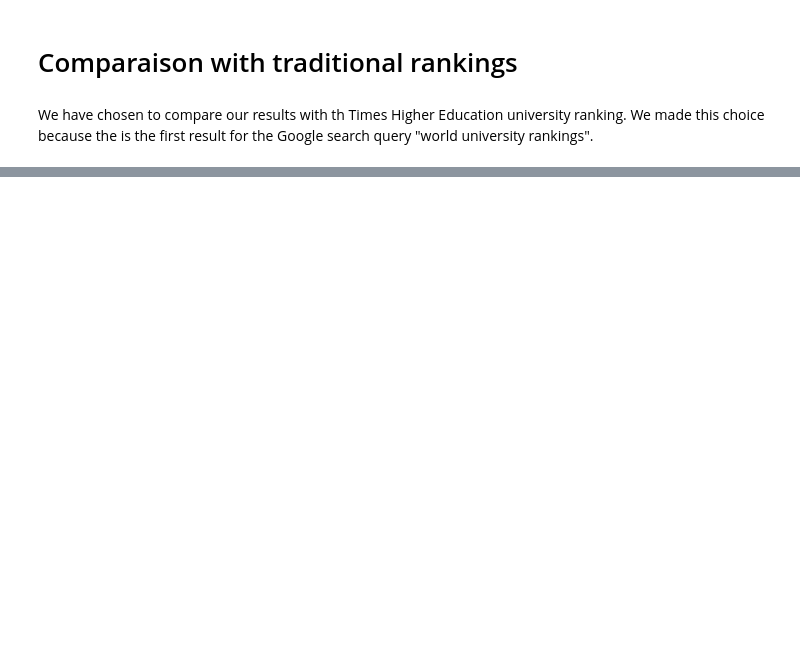
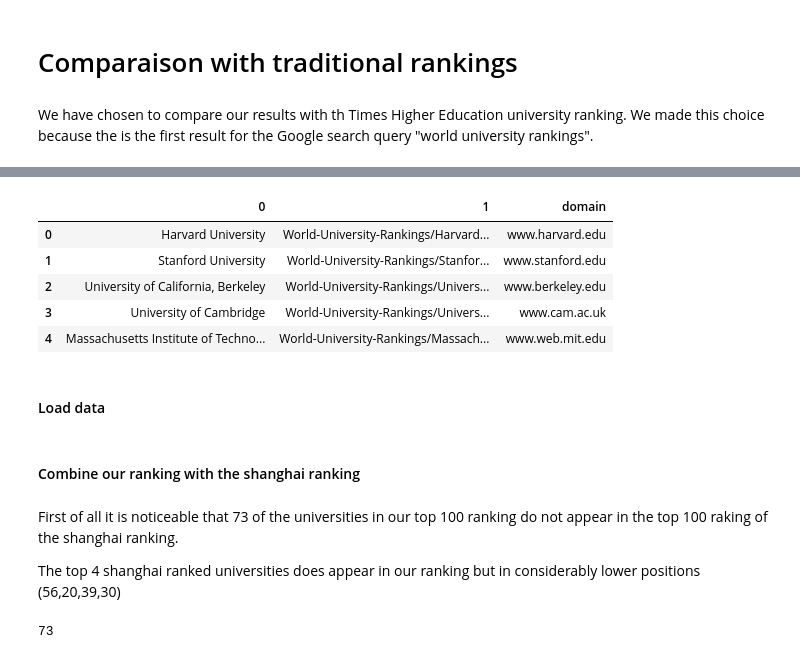
Before and after one commit to fearnleymartin/world-university-rankings, a Jupyter notebook: keywords/rankfalcon_exports/data_exploration.ipynb, the cells around one changed output, grey strips where cells are left out. Drawn from its saved outputs; the diff is of its cells as text; code cells hidden in the pictures; blank space fills up the shorter version.

Commit message:
comparison with shanghai

```diff
--- a/keywords/rankfalcon_exports/data_exploration.ipynb
+++ b/keywords/rankfalcon_exports/data_exploration.ipynb
@@ -312,0 +331,29 @@ We have chosen to compare our results with th Times Higher Education university
+# %%
+import re
+sha_base_url = "http://www.shanghairanking.com"
+sha_url = sha_base_url + "/ARWU2016.html"
+r = requests.get(sha_url).text
+h = BeautifulSoup(r, 'html.parser')
+sha_rankings = [[rank.a.text,rank.a['href']] for rank in h.find_all('tr', class_=re.compile('bgf*'))]
+# %%
+from urllib.parse import urlparse
+def get_domain(href):
+    r = requests.get(sha_base_url + '/' + href).text
+    h = BeautifulSoup(r, 'html.parser')
+    td = h.find(lambda tag: tag.text == 'Website:')
+    domain = urlparse(td.next_sibling.next_sibling.a['href']).netloc
+    return domain if 'www.' in domain else 'www.' + domain
+# %%
+df_sha_rankings = pd.DataFrame(sha_rankings)[0:100]
+df_sha_rankings['domain'] = df_sha_rankings[1].apply(get_domain)
+df_sha_rankings.to_csv("sha_rankings.csv", encoding='utf8')
+df_sha_rankings.head()
+# %% [output]
+|  | 0 | 1 | domain |
+| 0 | Harvard University | World-University-Rankings/Harvard... | www.harvard.edu |
+| 1 | Stanford University | World-University-Rankings/Stanfor... | www.stanford.edu |
+| 2 | University of California, Berkeley | World-University-Rankings/Univers... | www.berkeley.edu |
+| 3 | University of Cambridge | World-University-Rankings/Univers... | www.cam.ac.uk |
+| 4 | Massachusetts Institute of Techno... | World-University-Rankings/Massach... | www.web.mit.edu |
+# %% [markdown]
+#### Load data
@@ -312,0 +363,2 @@ We have chosen to compare our results with th Times Higher Education university
+# %% [markdown]
+#### Combine our ranking with the shanghai ranking
@@ -312,0 +397,8 @@ We have chosen to compare our results with th Times Higher Education university
+# %% [markdown]
+First of all it is noticeable that 73 of the universities in our top 100 ranking do not appear in the top 100 raking of the shanghai ranking.
+
+The top 4 shanghai ranked universities does appear in our ranking but in considerably lower positions (56,20,39,30)
+# %%
+sha_wur_comp['rank_wur'].isnull().sum()
+# %% [output]
+73
```
Also changed, not shown: parts of 17 cells of this notebook, 4 other files.
